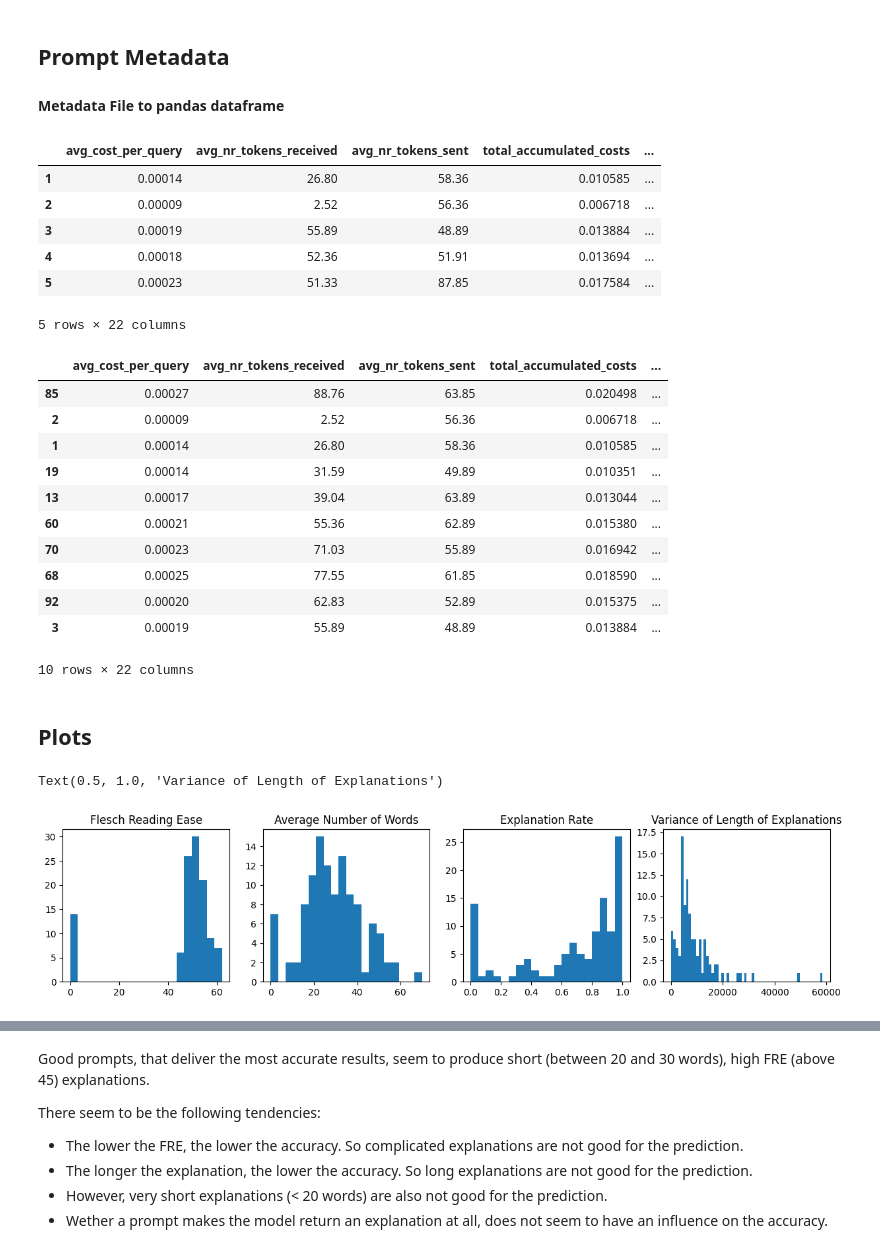
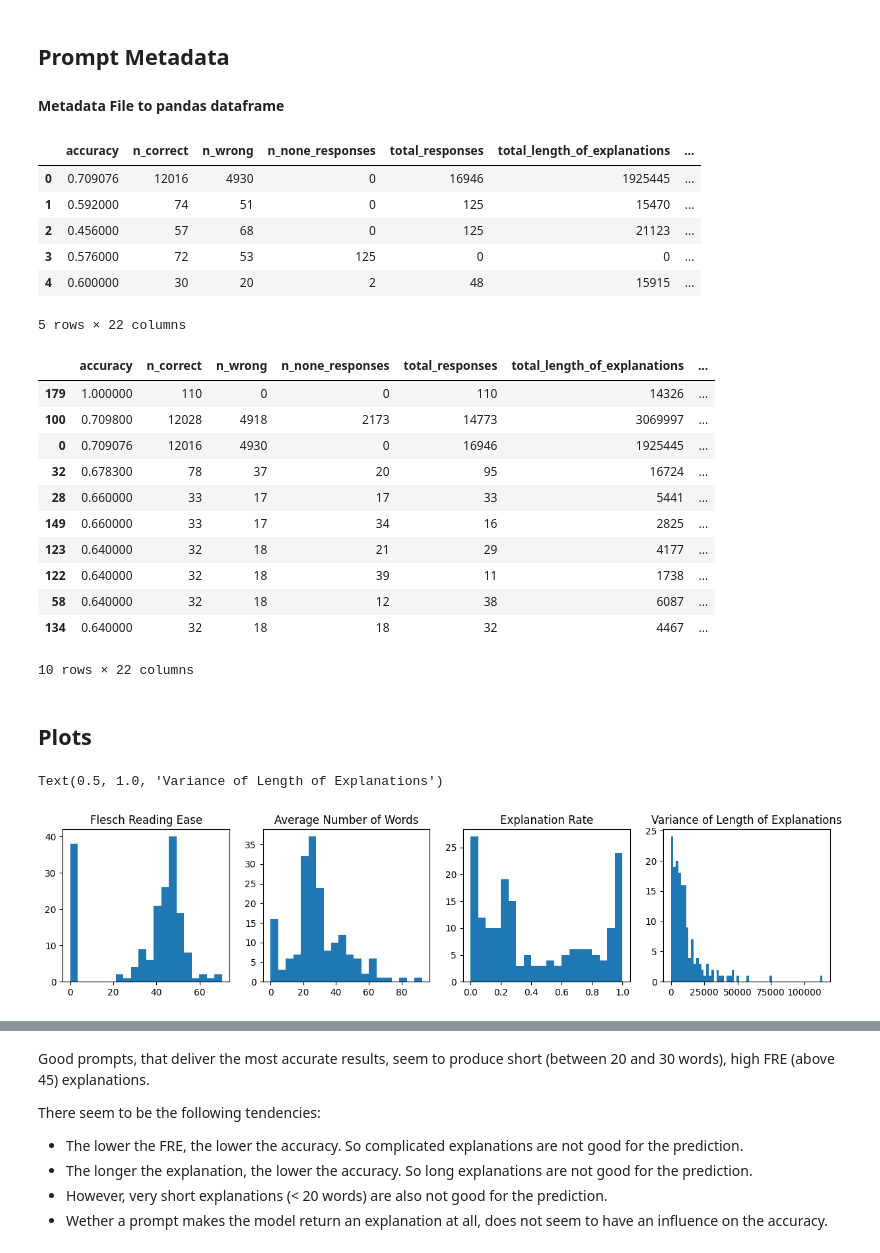
Before and after one commit to lukasvoege/ZeroShot-step-by-step-distillation, a Jupyter notebook: analytics.ipynb, the cells around one changed output, grey strips where cells are left out. Drawn from its saved outputs; the diff is of its cells as text; code cells hidden in the pictures.

```diff
--- a/analytics.ipynb
+++ b/analytics.ipynb
@@ -20,7 +20,7 @@ def get_meta_df(dataset: str) -> pd.DataFrame:
 
     # Add PALM FewShot Performance to meta_df
     # Load PALM predictions and rationales
-    '''
+
     dataset_loader = dataLoaderFactory(dataset)
     train_llm_rationales, train_llm_labels = dataset_loader.load_llm_preds(split="train")
 
@@ -49,7 +49,7 @@ def get_meta_df(dataset: str) -> pd.DataFrame:
 
     # insert PALM evaluation into metadata dataframe with index 0
     meta_df = pd.concat([pd.DataFrame(palm_eval, index=[0]), meta_df])
-'''
+
     # add column with explanation rate = total responses / (n_correct + n_wrong)
     meta_df["explanation_rate"] = meta_df["total_responses"] / (meta_df["n_correct"] + meta_df["n_wrong"])
 
@@ -60,31 +60,31 @@ def get_meta_df(dataset: str) -> pd.DataFrame:
 #parsed_responses_gpt35 = {i: (label, rational) for i, (label, rational) in enumerate(zip(test_gpt35_labels, test_gpt35_rationales))}
 #evaluator.get_label_accuracy(split="valid", parsed_responses=parsed_responses_gpt35)
 # %%
-meta_df = get_meta_df("esnli")
+meta_df = get_meta_df("anli1")
 meta_df.head()
 # %% [output]
-|  | avg_cost_per_query | avg_nr_tokens_received | avg_nr_tokens_sent | total_accumulated_costs | ... |
-| 1 | 0.00014 | 26.80 | 58.36 | 0.010585 | ... |
-| 2 | 0.00009 | 2.52 | 56.36 | 0.006718 | ... |
-| 3 | 0.00019 | 55.89 | 48.89 | 0.013884 | ... |
-| 4 | 0.00018 | 52.36 | 51.91 | 0.013694 | ... |
-| 5 | 0.00023 | 51.33 | 87.85 | 0.017584 | ... |
+|  | accuracy | n_correct | n_wrong | n_none_responses | total_responses | total_length_of_explanations | ... |
+| 0 | 0.709076 | 12016 | 4930 | 0 | 16946 | 1925445 | ... |
+| 1 | 0.592000 | 74 | 51 | 0 | 125 | 15470 | ... |
+| 2 | 0.456000 | 57 | 68 | 0 | 125 | 21123 | ... |
+| 3 | 0.576000 | 72 | 53 | 125 | 0 | 0 | ... |
+| 4 | 0.600000 | 30 | 20 | 2 | 48 | 15915 | ... |
 5 rows × 22 columns
 # %%
 # sort meta_df by accuracy
 meta_df.sort_values(by=["accuracy"], ascending=False).head(10)
 # %% [output]
-|  | avg_cost_per_query | avg_nr_tokens_received | avg_nr_tokens_sent | total_accumulated_costs | ... |
-| 85 | 0.00027 | 88.76 | 63.85 | 0.020498 | ... |
-| 2 | 0.00009 | 2.52 | 56.36 | 0.006718 | ... |
-| 1 | 0.00014 | 26.80 | 58.36 | 0.010585 | ... |
-| 19 | 0.00014 | 31.59 | 49.89 | 0.010351 | ... |
-| 13 | 0.00017 | 39.04 | 63.89 | 0.013044 | ... |
-| 60 | 0.00021 | 55.36 | 62.89 | 0.015380 | ... |
-| 70 | 0.00023 | 71.03 | 55.89 | 0.016942 | ... |
-| 68 | 0.00025 | 77.55 | 61.85 | 0.018590 | ... |
-| 92 | 0.00020 | 62.83 | 52.89 | 0.015375 | ... |
-| 3 | 0.00019 | 55.89 | 48.89 | 0.013884 | ... |
+|  | accuracy | n_correct | n_wrong | n_none_responses | total_responses | total_length_of_explanations | ... |
+| 179 | 1.000000 | 110 | 0 | 0 | 110 | 14326 | ... |
+| 100 | 0.709800 | 12028 | 4918 | 2173 | 14773 | 3069997 | ... |
+| 0 | 0.709076 | 12016 | 4930 | 0 | 16946 | 1925445 | ... |
+| 32 | 0.678300 | 78 | 37 | 20 | 95 | 16724 | ... |
+| 28 | 0.660000 | 33 | 17 | 17 | 33 | 5441 | ... |
+| 149 | 0.660000 | 33 | 17 | 34 | 16 | 2825 | ... |
+| 123 | 0.640000 | 32 | 18 | 21 | 29 | 4177 | ... |
+| 122 | 0.640000 | 32 | 18 | 39 | 11 | 1738 | ... |
+| 58 | 0.640000 | 32 | 18 | 12 | 38 | 6087 | ... |
+| 134 | 0.640000 | 32 | 18 | 18 | 32 | 4467 | ... |
 10 rows × 22 columns
 # %% [markdown]
 ## Plots
@@ -101,7 +101,7 @@ ax4.hist(meta_df["variance_length_of_explanations"], bins=60)
 ax4.set_title("Variance of Length of Explanations")
 # %% [output]
 Text(0.5, 1.0, 'Variance of Length of Explanations')
-[figure, old version]
+[figure, new version]
 # %%
 # scatter plots of accuracy vs. flesch reading ease alongside accuracy vs. word count, alongside acc vs. n_responses, alongside acc vs. variance of length of explanations
 # collor point with index 0 red to indicate PALM
```
Also changed, not shown: parts of 1 cell of this notebook.
